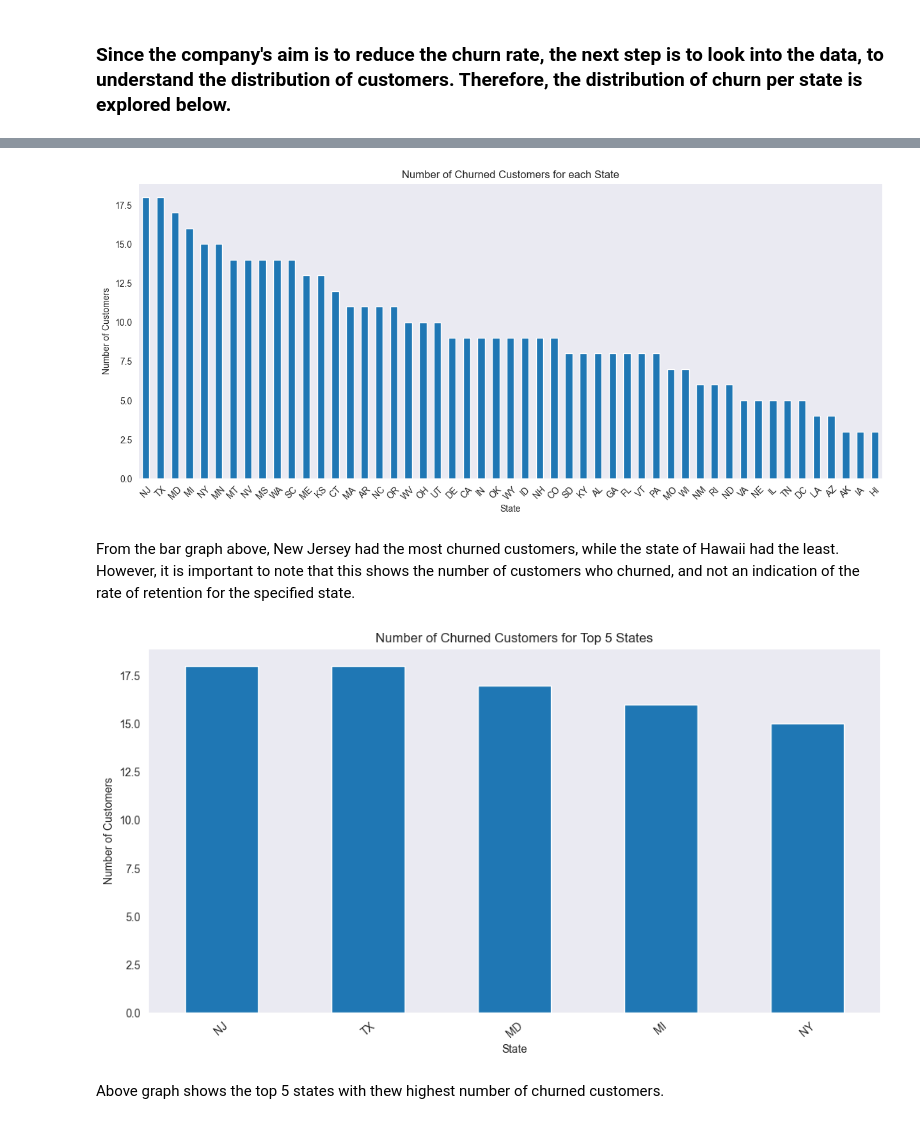
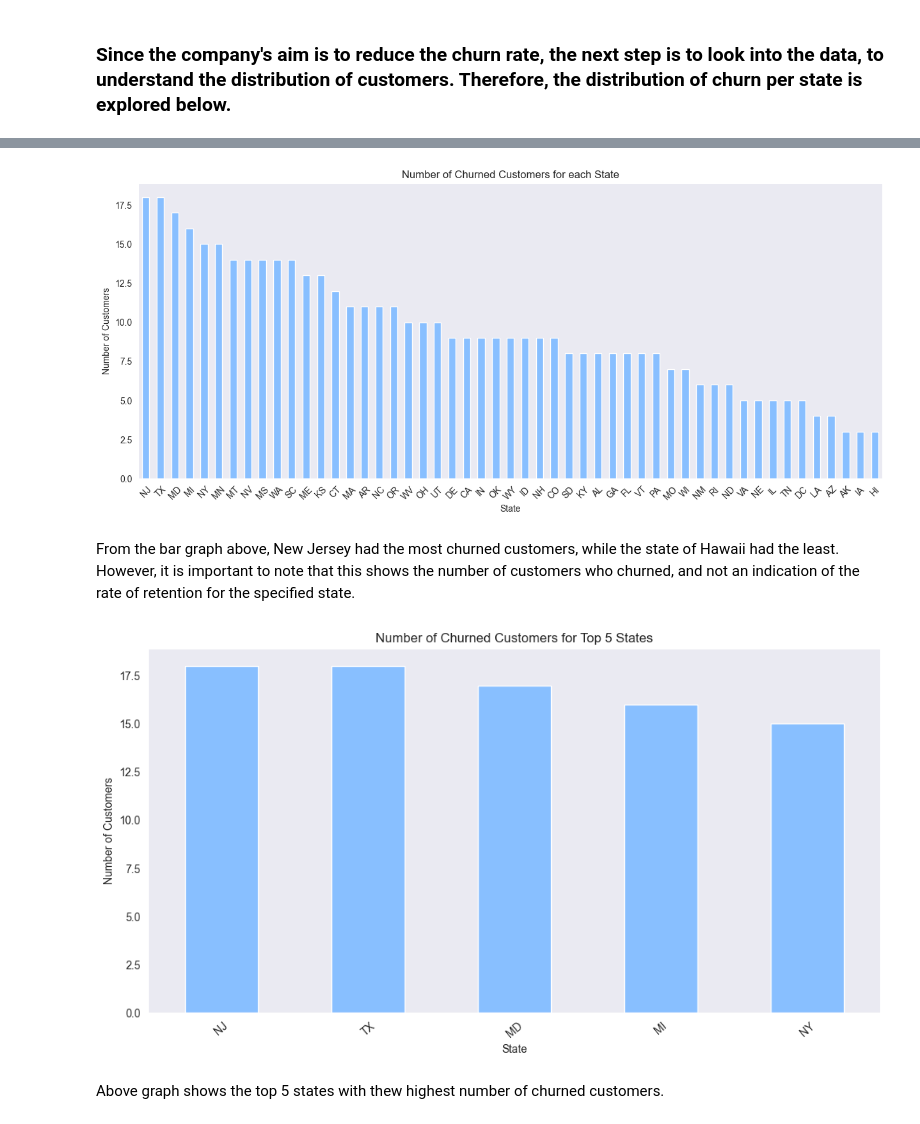
Before and after one commit to phelanthropus/SyriaTel-Customer-Churn, a Jupyter notebook: Untitled.ipynb, the cells around one changed output, grey strips where cells are left out. Cells and saved outputs as stored; diff of their text form; code cells hidden in the pictures.

```diff
--- a/Untitled.ipynb
+++ b/Untitled.ipynb
@@ -300,30 +300,30 @@ churn_count = df_churn['state'].value_counts()
 
 # Plot a bar graph for the number of churned customers per state
 plt.figure(figsize=(15, 6))
-churn_count.plot(kind='bar')
+churn_count.plot(kind='bar', color = '#88bfff')
 plt.title('Number of Churned Customers for each State')
 plt.xlabel('State')
 plt.ylabel('Number of Customers')
 plt.xticks(rotation=45)
 plt.show()
 # %% [output]
-[figure, old version]
+[figure, new version]
 # %% [markdown]
 From the bar graph above, New Jersey had the most churned customers, while the state of Hawaii had the least. However, it is important to note that this shows the number of customers who churned, and not an indication of the rate of retention for the specified state.
 # %%
 # Find the top 5 states with the highest number of churned customers
 top_5_churn_states = df_churn['state'].value_counts().head(5)
 
 # Plot a bar graph for the number of churned customers per state
 plt.figure(figsize=(12, 6))
-top_5_churn_states.plot(kind='bar')
+top_5_churn_states.plot(kind='bar', color = '#88bfff')
 plt.title('Number of Churned Customers for Top 5 States')
 plt.xlabel('State')
 plt.ylabel('Number of Customers')
 plt.xticks(rotation=40)
 plt.show()
 # %% [output]
-[figure, old version]
+[figure, new version]
 # %% [markdown]
 Above graph shows the top 5 states with thew highest number of churned customers.
 # %%
```
Also changed, not shown: parts of 2 cells of this notebook.
